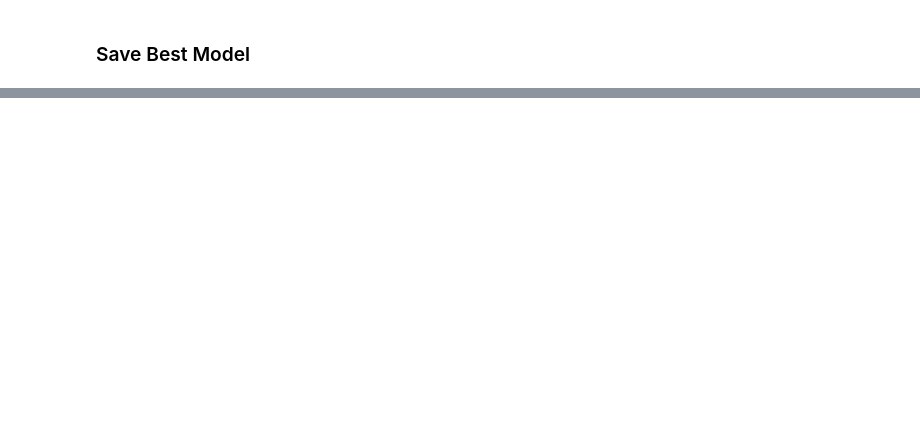
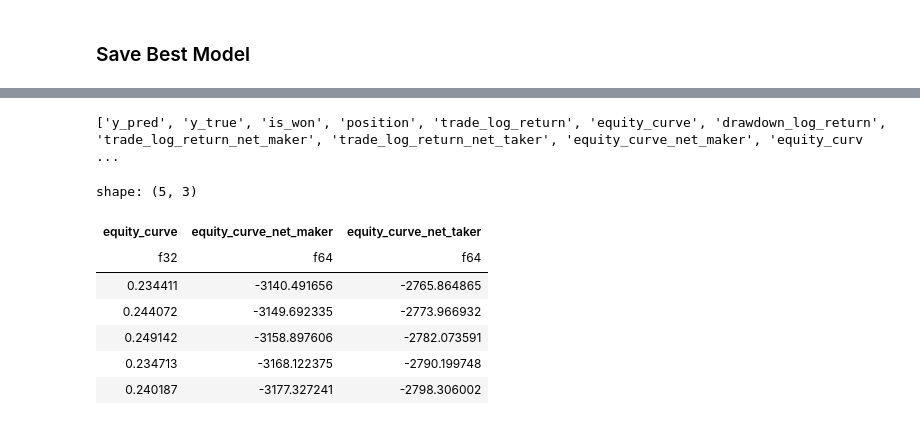
Before and after one commit to noaRoblesLevy/Quant-Research, a Jupyter notebook: BTCUSD_regression-model/regression_BTCUSD_future-log-return.ipynb, the cells around one changed output, grey strips where cells are left out. Saved outputs shown, nothing was run; the diff lists cells and outputs as text; code cells hidden in the pictures; blank space fills up the shorter version.

```diff
--- a/BTCUSD_regression-model/regression_BTCUSD_future-log-return.ipynb
+++ b/BTCUSD_regression-model/regression_BTCUSD_future-log-return.ipynb
@@ -823,0 +829,15 @@ torch.save(model.state_dict(), 'model_weights.pth')
+# %%
+print(model_trades.columns)
+# %% [output]
+['y_pred', 'y_true', 'is_won', 'position', 'trade_log_return', 'equity_curve', 'drawdown_log_return', 'trade_log_return_net_maker', 'trade_log_return_net_taker', 'equity_curve_net_maker', 'equity_curv ...
+# %%
+model_trades.select([col for col in model_trades.columns if 'equity' in col]).tail(5)
+# %% [output]
+shape: (5, 3)
+| equity_curve | equity_curve_net_maker | equity_curve_net_taker |
+| f32 | f64 | f64 |
+| 0.234411 | -3140.491656 | -2765.864865 |
+| 0.244072 | -3149.692335 | -2773.966932 |
+| 0.249142 | -3158.897606 | -2782.073591 |
+| 0.234713 | -3168.122375 | -2790.199748 |
+| 0.240187 | -3177.327241 | -2798.306002 |
```
Also changed, not shown: parts of 7 cells of this notebook, 1 other file.
